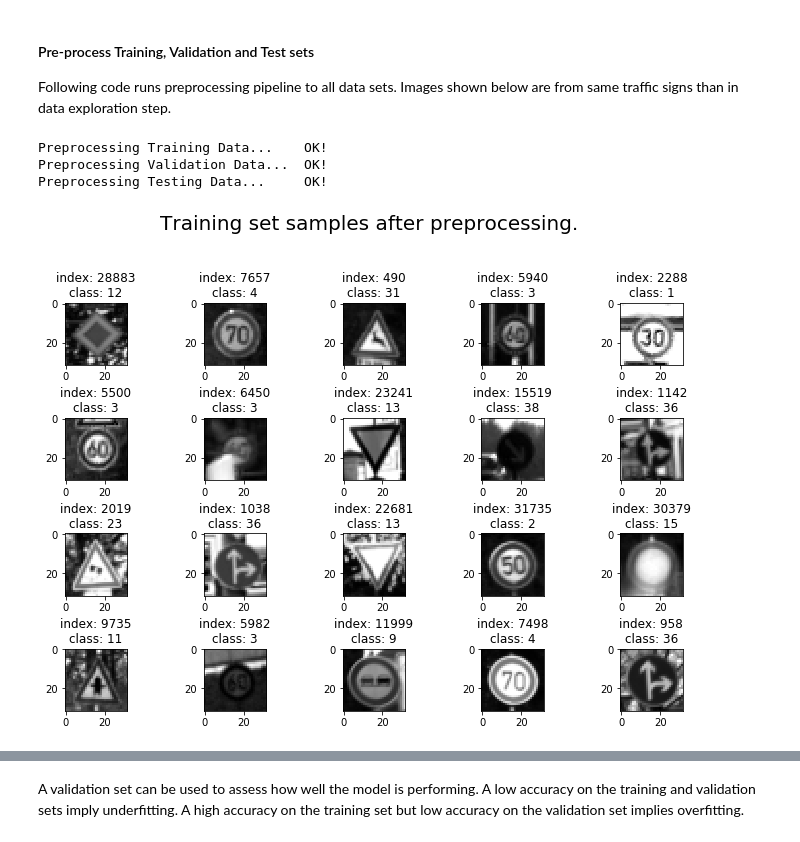
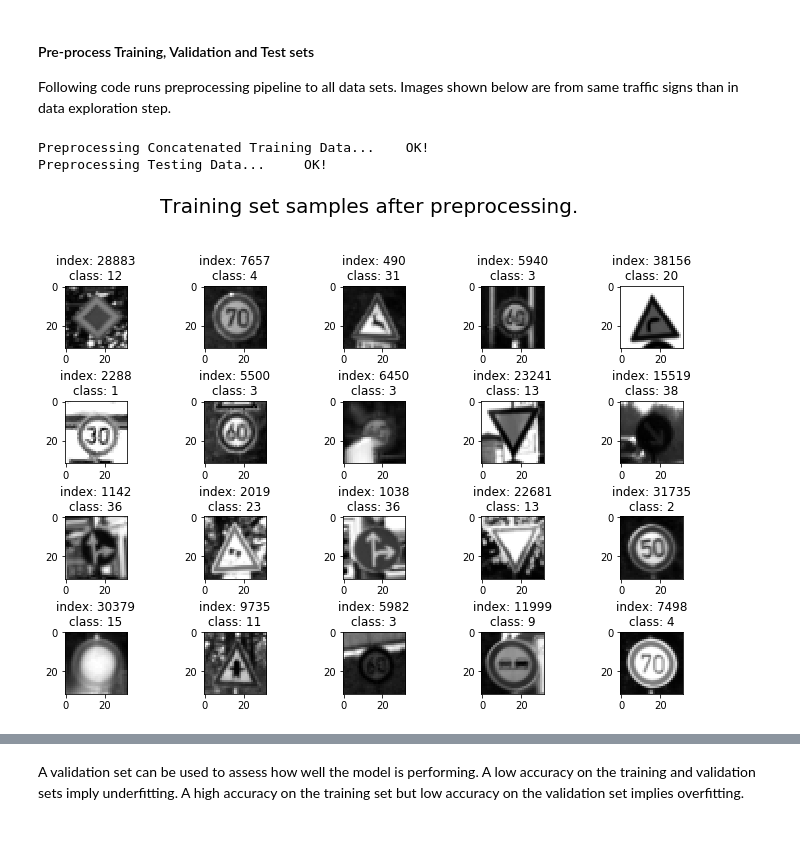
Before and after one commit to llahti/CarND-Traffic-Sign-Classifier-Project, a Jupyter notebook: Traffic_Sign_Classifier.ipynb, the cells around one changed output, grey strips where cells are left out. Saved outputs shown, nothing was run; the diff lists cells and outputs as text; code cells hidden in the pictures.

```diff
--- a/Traffic_Sign_Classifier.ipynb
+++ b/Traffic_Sign_Classifier.ipynb
@@ -20,7 +20,8 @@ The [rubric](https://review.udacity.com/#!/rubrics/481/view) contains "Stand Out
 ---
 ## Step 0: Load The Data
 # %%
-# Load pickled data
+# Load pickled data in this code cell
+import numpy as np
 import pickle
 
 # Folder to store training testing data
@@ -51,9 +52,12 @@ print("OK!")
 
 # We concatenate training and validation data, It'll be splitted later
 print("Combining training and validation data...  ", end='')
-X_train = np.concatenate((X_train, X_valid))
-y_train = np.concatenate((y_train, y_valid))
+X_train_concat = np.concatenate((X_train, X_valid))
+y_train_concat = np.concatenate((y_train, y_valid))
 print("OK!")
+
+# Do not use these anymore --> now we can see if we try to those incorrectly
+X_train, y_train, X_valid, y_valid = None, None, None, None
 # %% [output]
 Loading data from pickle file...  OK!
 Combining training and validation data...  OK!
@@ -151,7 +158,7 @@ random.seed(a=1234)
 number_of_samples = 20
 
 # Here we generate list of random indexes which is used to pick up samples from the data set
-sample_indices = [random.randint(0, len(X_train)) for i in range(number_of_samples)]
+sample_indices = [random.randint(0, len(X_train_concat)) for i in range(number_of_samples)]
 
 
 def show_samples(indices, images, labels, cmap=None, title=None):
@@ -194,7 +201,7 @@ def show_samples(indices, images, labels, cmap=None, title=None):
     fig.tight_layout(w_pad=0.3, h_pad=0.5)
 
 # Show few samples from the training set
-show_samples(sample_indices, X_train, y_train, title="Samples from the training set.")
+show_samples(sample_indices, X_train_concat, y_train_concat, title="Samples from the training set.")
 # %% [output]
 [figure]
 # %% [markdown]
@@ -454,24 +464,20 @@ def preprocess_tensor(tensor_4d):
 Following code runs preprocessing pipeline to all data sets. Images shown below are from same traffic signs than in data exploration step.
 # %%
 # Preprocess images here
-print("Preprocessing Training Data...    ", end='')
-X_train = preprocess_tensor(X_train)
-print("OK!")
-print("Preprocessing Validation Data...  ", end='')
-X_valid = preprocess_tensor(X_valid)
+print("Preprocessing Concatenated Training Data...    ", end='')
+X_train_concat = preprocess_tensor(X_train_concat)
 print("OK!")
 print("Preprocessing Testing Data...     ", end='')
 X_test  = preprocess_tensor(X_test)
 print("OK!")
 # %% [output]
-Preprocessing Training Data...    OK!
-Preprocessing Validation Data...  OK!
+Preprocessing Concatenated Training Data...    OK!
 Preprocessing Testing Data...     OK!
 # %%
 # Show same samples as in color images above
-show_samples(sample_indices, X_train, y_train, title="Training set samples after preprocessing.")
+show_samples(sample_indices, X_train_concat, y_train_concat, title="Training set samples after preprocessing.")
 # %% [output]
-[figure, old version]
+[figure, new version]
 # %% [markdown]
 ## Data augmentation
 
```
Also changed, not shown: parts of 19 cells of this notebook, 8 other files.
